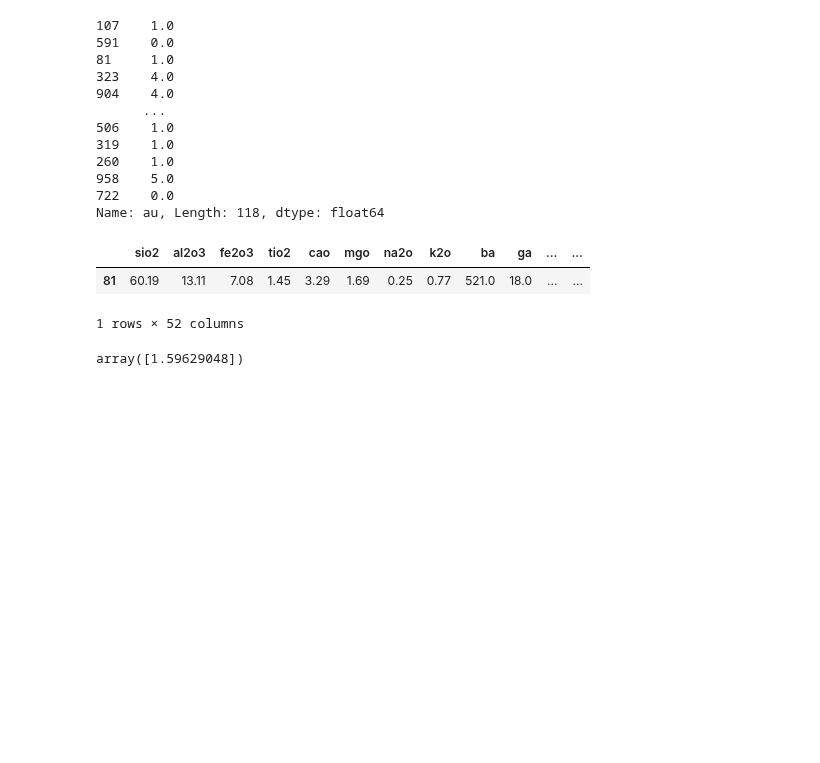
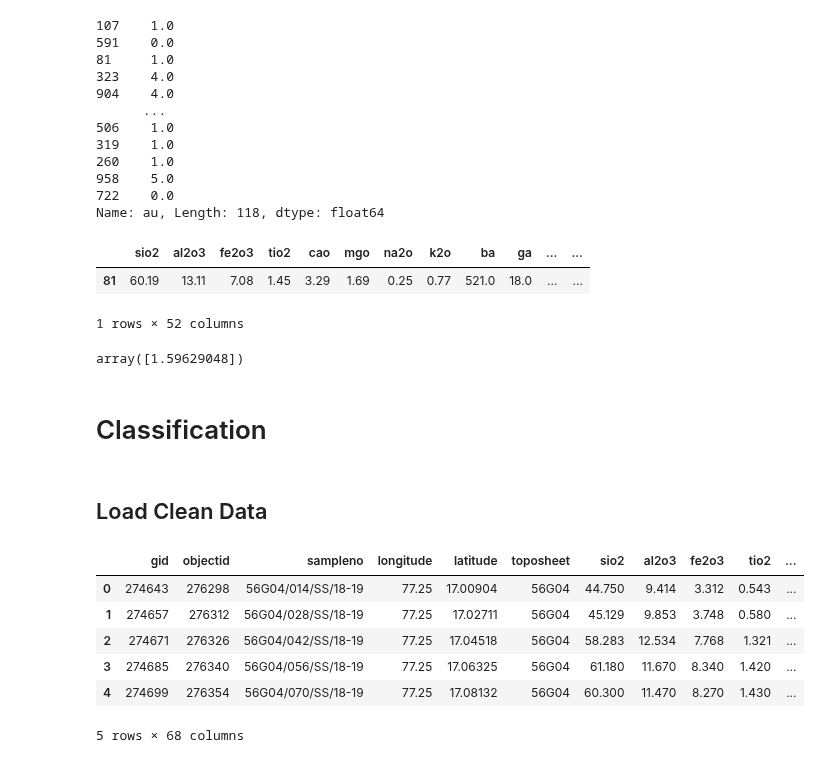
Before and after one commit to Ashish-Sasna/CMT-GSC-AI, a Jupyter notebook: Kodangal-Concentration prediction-copper.ipynb, the cells around one changed output. Saved outputs shown, nothing was run; the diff lists cells and outputs as text; code cells hidden in the pictures; blank space fills up the shorter version.

Commit message:
Classification of target

```diff
--- a/Kodangal-Concentration prediction-copper.ipynb
+++ b/Kodangal-Concentration prediction-copper.ipynb
@@ -809,3 +814,19 @@ y_pred = pred_val(new_obsrv, list(X_gbr.columns), sc, grid_search_rfr_gb)
 y_pred
 # %% [output]
 array([1.59629048])
+# %% [markdown]
+# Classification
+# %% [markdown]
+## Load Clean Data
+# %%
+str_sed_data = pd.read_csv(data_path + '/Kodangal dataset/clean_Kodangal_gcM.csv')
+# %%
+str_sed_data.head()
+# %% [output]
+|  | gid | objectid | sampleno | longitude | latitude | toposheet | sio2 | al2o3 | fe2o3 | tio2 | ... |
+| 0 | 274643 | 276298 | 56G04/014/SS/18-19 | 77.25 | 17.00904 | 56G04 | 44.750 | 9.414 | 3.312 | 0.543 | ... |
+| 1 | 274657 | 276312 | 56G04/028/SS/18-19 | 77.25 | 17.02711 | 56G04 | 45.129 | 9.853 | 3.748 | 0.580 | ... |
+| 2 | 274671 | 276326 | 56G04/042/SS/18-19 | 77.25 | 17.04518 | 56G04 | 58.283 | 12.534 | 7.768 | 1.321 | ... |
+| 3 | 274685 | 276340 | 56G04/056/SS/18-19 | 77.25 | 17.06325 | 56G04 | 61.180 | 11.670 | 8.340 | 1.420 | ... |
+| 4 | 274699 | 276354 | 56G04/070/SS/18-19 | 77.25 | 17.08132 | 56G04 | 60.300 | 11.470 | 8.270 | 1.430 | ... |
+5 rows × 68 columns
```
Also changed, not shown: parts of 24 cells of this notebook.
